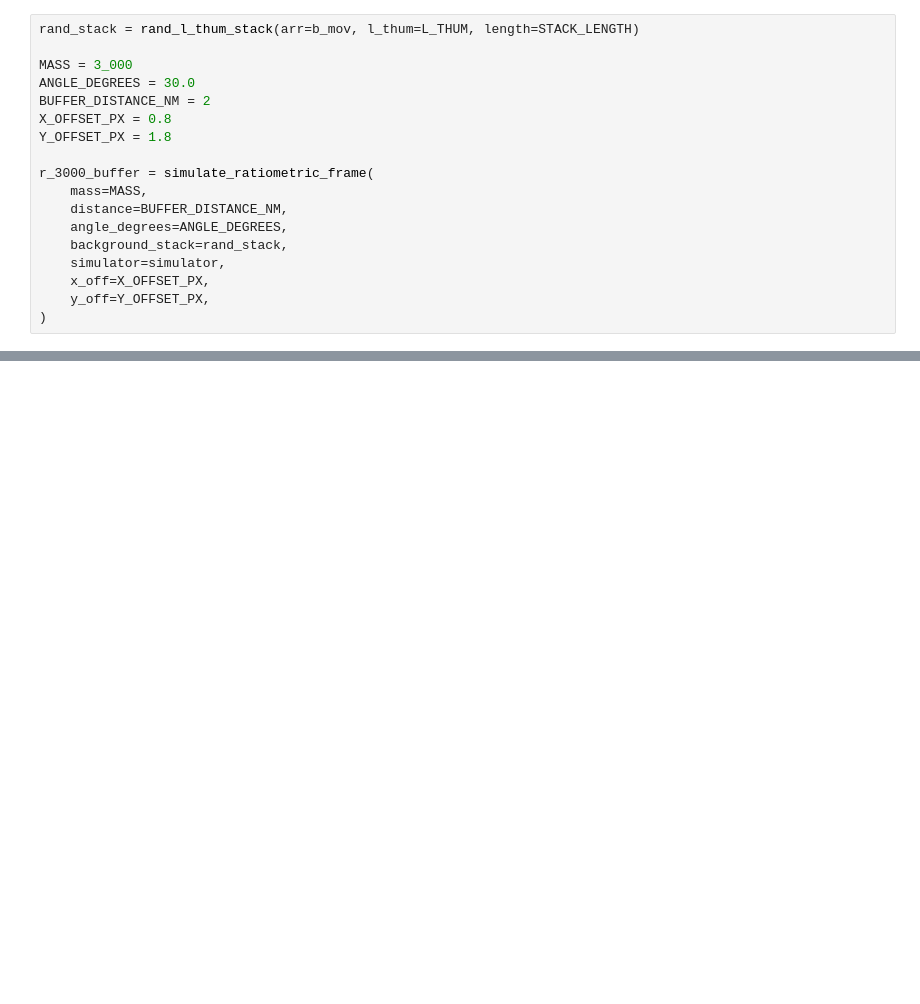
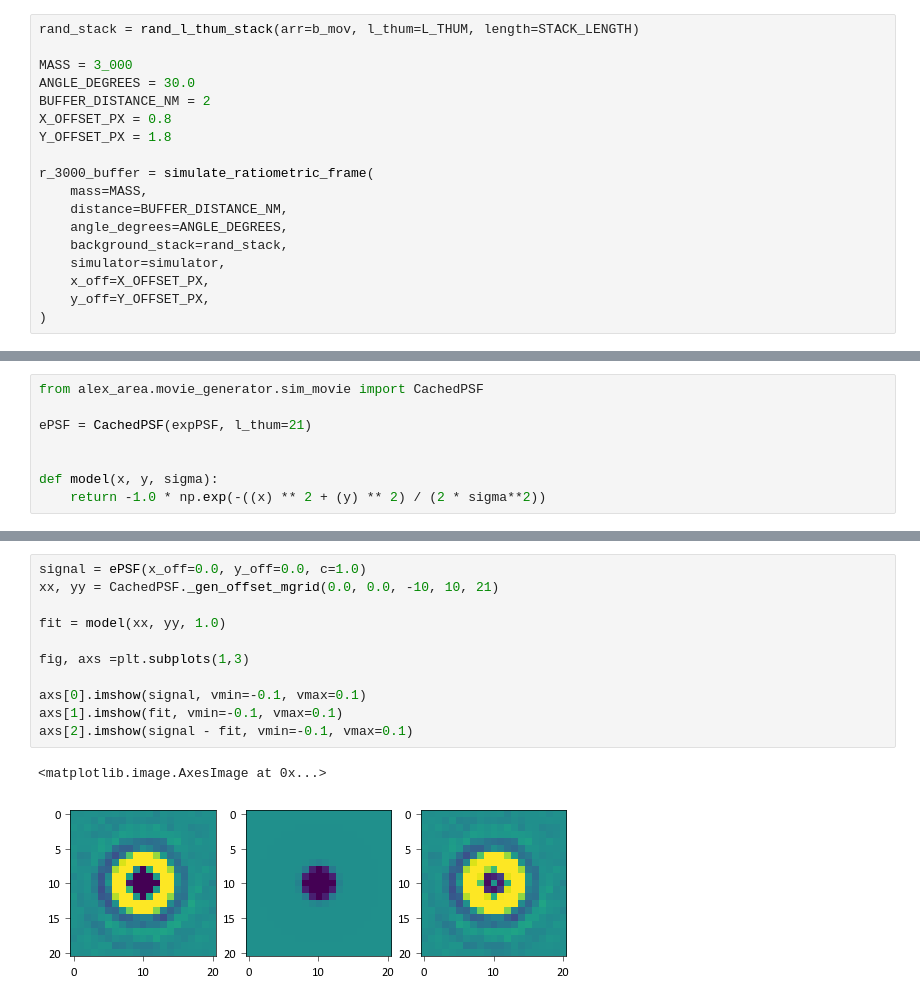
Before and after one commit to alexross-o/ml_mp, a Jupyter notebook: notebooks/movement_fitter.ipynb, the cells around one changed output, grey strips where cells are left out. Drawn from its saved outputs; the diff is of its cells as text; blank space fills up the shorter version.

```diff
--- a/notebooks/movement_fitter.ipynb
+++ b/notebooks/movement_fitter.ipynb
@@ -825,0 +828,8 @@ Loss (sum sq res) : 4.3781e-05
+# %%
+from alex_area.movie_generator.sim_movie import CachedPSF
+
+ePSF = CachedPSF(expPSF, l_thum=21)
+
+
+def model(x, y, sigma):
+    return -1.0 * np.exp(-((x) ** 2 + (y) ** 2) / (2 * sigma**2))
@@ -825,0 +891,14 @@ Loss (sum sq res) : 4.3781e-05
+# %%
+signal = ePSF(x_off=0.0, y_off=0.0, c=1.0)
+xx, yy = CachedPSF._gen_offset_mgrid(0.0, 0.0, -10, 10, 21)
+
+fit = model(xx, yy, 1.0)
+
+fig, axs =plt.subplots(1,3)
+
+axs[0].imshow(signal, vmin=-0.1, vmax=0.1)
+axs[1].imshow(fit, vmin=-0.1, vmax=0.1)
+axs[2].imshow(signal - fit, vmin=-0.1, vmax=0.1)
+# %% [output]
+<matplotlib.image.AxesImage at 0x...>
+[figure, added]
```
Also changed, not shown: parts of 5 cells of this notebook.
